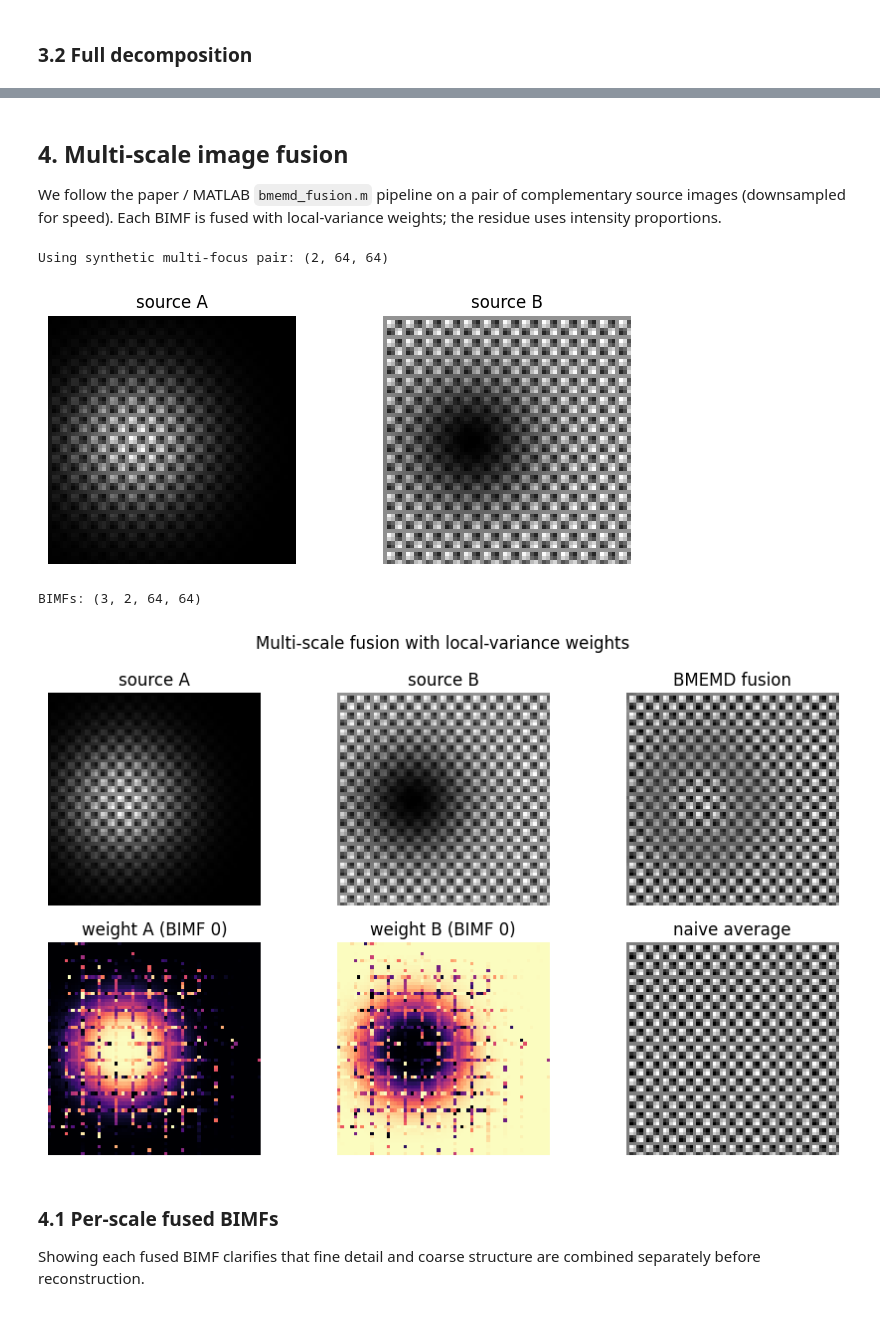
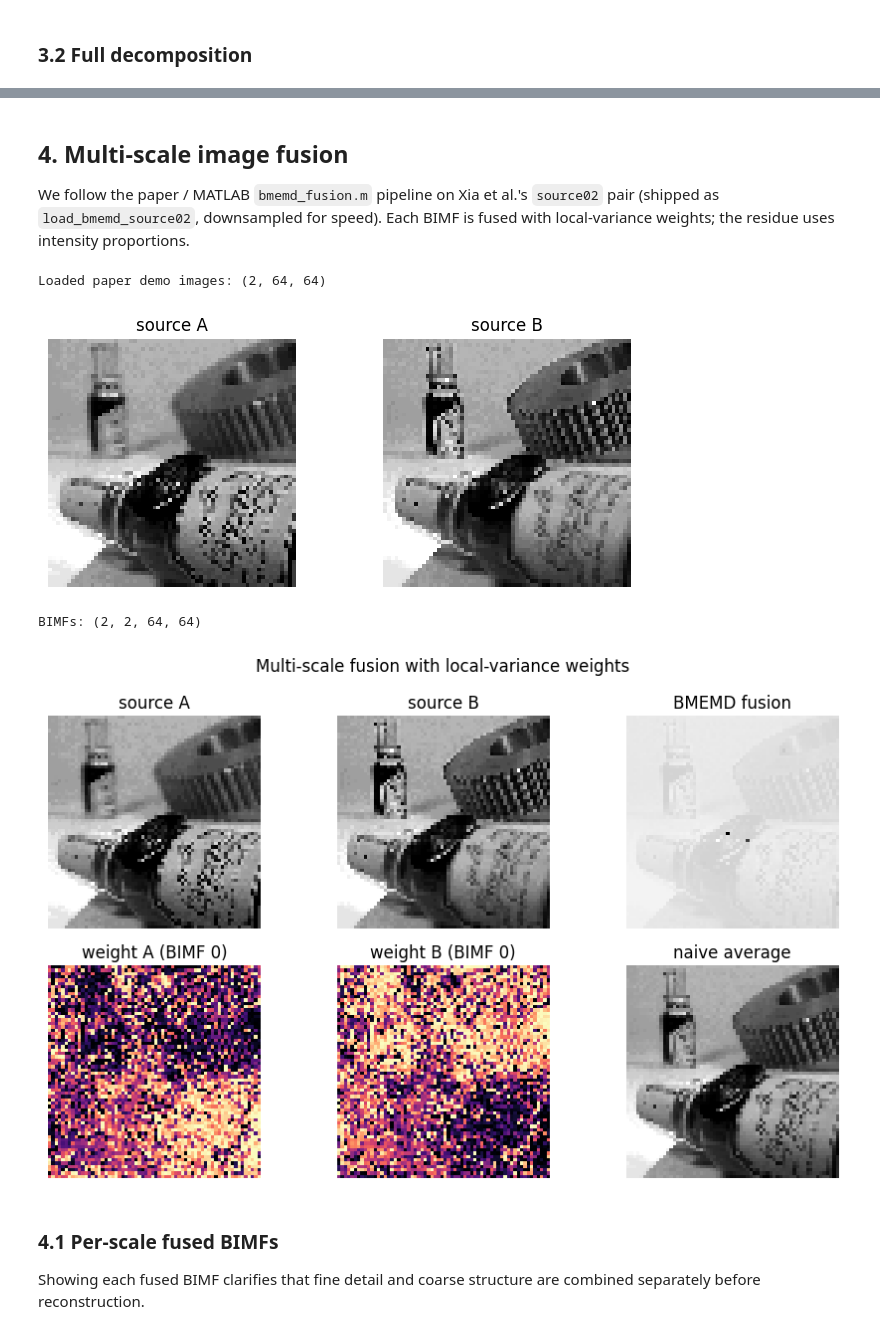
Before and after one commit to wwhenxuan/PySDKit, a Jupyter notebook: examples/image/bmemd.ipynb, the cells around one changed output, grey strips where cells are left out. Drawn from its saved outputs; the diff is of its cells as text; code cells hidden in the pictures.

Commit message:
whenxuan: fix the data path in notebook

```diff
--- a/examples/image/bmemd.ipynb
+++ b/examples/image/bmemd.ipynb
@@ -203,50 +204,29 @@ max |recon error|: 1.1102230246251565e-16
 # %% [markdown]
 ## 4. Multi-scale image fusion
 
-We follow the paper / MATLAB ``bmemd_fusion.m`` pipeline on a pair of
-complementary source images (downsampled for speed).  Each BIMF is fused with
-local-variance weights; the residue uses intensity proportions.
+We follow the paper / MATLAB ``bmemd_fusion.m`` pipeline on Xia et al.'s
+``source02`` pair (shipped as ``load_bmemd_source02``, downsampled for speed).
+Each BIMF is fused with local-variance weights; the residue uses intensity
+proportions.
 # %%
-from PIL import Image
+from scipy.ndimage import zoom
 
-img_dir = (
-    ROOT / "repo" / "Bidimensional-Multivariate-Empirical-Mode-Decomposition" / "IMG"
-)
-paths = [img_dir / "source02_1.tif", img_dir / "source02_2.tif"]
-
-if all(p.exists() for p in paths):
-    src = []
-    for p in paths:
-        arr = np.asarray(Image.open(p), dtype=float)
-        # downsample for interactive runtime
-        arr = np.asarray(
-            Image.fromarray(arr.astype(np.uint8)).resize((64, 64), Image.BILINEAR),
-            dtype=float,
-        )
-        src.append(arr / 255.0)
-    sources = np.stack(src, axis=0)
-    print("Loaded paper demo images:", sources.shape)
-else:
-    # Fallback: complementary multi-focus style synthetics
-    n = 64
-    yy, xx = np.mgrid[0:n, 0:n]
-    blob = np.exp(-((xx - n * 0.35) ** 2 + (yy - n * 0.5) ** 2) / (2 * 12**2))
-    detail = 0.4 * np.sin(2 * np.pi * xx / 5) * np.sin(2 * np.pi * yy / 5)
-    a = 0.5 + 0.5 * blob + detail * blob
-    b = 0.5 + 0.5 * (1 - blob) + detail * (1 - blob)
-    sources = np.stack([a, b], axis=0)
-    print("Using synthetic multi-focus pair:", sources.shape)
+full = load_bmemd_source02()["signal"]  # (2, 224, 224) in [0, 1]
+# downsample for interactive runtime
+factor = 64.0 / full.shape[-1]
+sources = np.stack([zoom(ch, factor, order=1) for ch in full], axis=0)
+print("Loaded paper demo images:", sources.shape)
 
 fig, axes = plt.subplots(1, 2, figsize=(7, 3))
 for ax, im, title in zip(axes, sources, ["source A", "source B"]):
     ax.imshow(im, cmap="gray")
     ax.set_title(title)
     ax.axis("off")
 plt.tight_layout()
 plt.show()
 # %% [output]
-Using synthetic multi-focus pair: (2, 64, 64)
+Loaded paper demo images: (2, 64, 64)
-[figure, old version]
+[figure, new version]
 # %%
 fusion_bmemd = BMEMD(n_dir=8, max_imfs=3, max_sift=12)
 imfs_f = fusion_bmemd.fit_transform(sources)
@@ -278,8 +258,8 @@ plt.suptitle("Multi-scale fusion with local-variance weights")
 plt.tight_layout()
 plt.show()
 # %% [output]
-BIMFs: (3, 2, 64, 64)
+BIMFs: (2, 2, 64, 64)
-[figure, old version]
+[figure, new version]
 # %% [markdown]
 ### 4.1 Per-scale fused BIMFs
 
```
Also changed, not shown: parts of 4 cells of this notebook, 5 other files.
